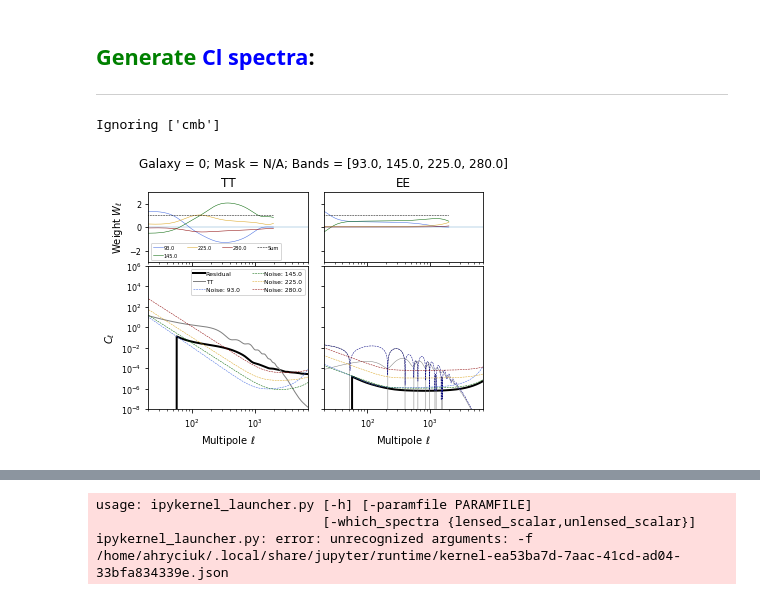
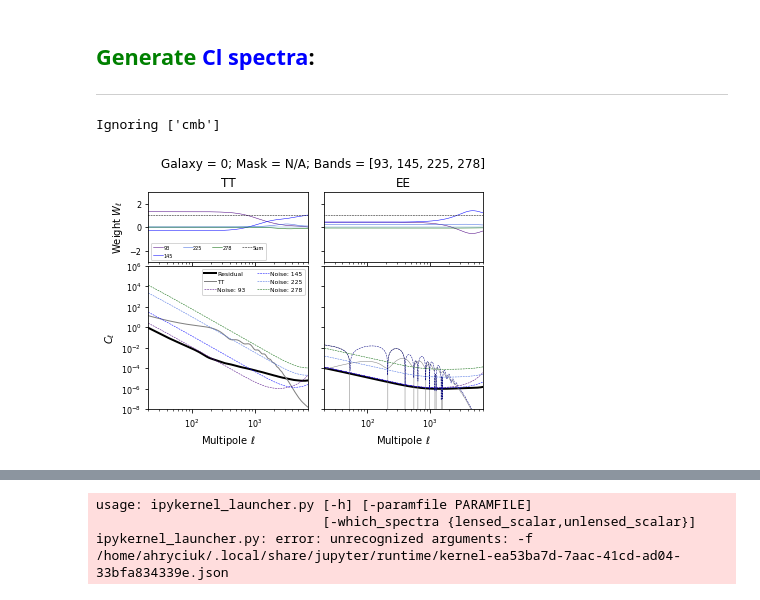
Before and after one commit to ahryciuk/CMBS4_Noise_Modeling, a Jupyter notebook: S4 Noise Modeling Interface.ipynb, the cells around one changed output, grey strips where cells are left out. Saved outputs shown, nothing was run; the diff lists cells and outputs as text; code cells hidden in the pictures.

```diff
--- a/S4 Noise Modeling Interface.ipynb
+++ b/S4 Noise Modeling Interface.ipynb
@@ -396,6 +446,7 @@ from ConvertILC import convert_params_excel, append_params, calc_cls
 param_dict = misc.fn_get_param_dict(paramfile)
 os.chdir(cwd)
 
+
 def convert_comp_sep(a):
     convert_params_excel(exp_dir,cwd)
     return
@@ -410,16 +461,25 @@ def calc_cl_spec(a):
     beam_sizes = plot_params_values[1]
     ell_max = plot_params_values[9]
     nl_dic = {'T':N_ell_T_LA,'P':N_ell_P_LA}
-    bl_dic = package_beam_dic(white_noise_levels_T=sensitivities,
-                              white_noise_levels_P=sensitivities,
-                              band_centers = band_centers,
-                             beam_sizes=beam_sizes,ellmax=ell_max)
+    nl_dic['T'][(145,93)] = nl_dic['T'][(93,145)]
+    nl_dic['T'][(278,225)] = nl_dic['T'][(225,278)]
+    nl_dic['P'][(145,93)] = nl_dic['P'][(93,145)]
+    nl_dic['P'][(278,225)] = nl_dic['P'][(225,278)]
+    #bl_dic = package_beam_dic(white_noise_levels_T=sensitivities,
+    #                          white_noise_levels_P=sensitivities,
+    #                          band_centers = band_centers,
+    #                         beam_sizes=beam_sizes,ellmax=ell_max)
+    bl_dic = {}
+    for freq in band_centers:
+        i = band_centers.index(freq)
+        bl_dic[freq] = misc.get_bl(beam_sizes[i],ell)
 
-    cl_dic, weights_dic, cl_residual = calc_cls(nl_dic, bl_dic, ell, band_centers, cwd)
+    global cl_residual
+    el, cl_dic, weights_dic, cl_residual = calc_cls(nl_dic, bl_dic, ell, band_centers, cwd)
 
 
 
-    plot_cls.plot_cls(param_dict,band_centers, ell, cwd,cl_residual,weights_dic,nl_dic)
+    plot_cls.plot_cls(param_dict, band_centers, el, cwd, cl_residual,weights_dic, nl_dic)
     #except NameError:
     #    print('Did you calculate the N_ell?')
 
@@ -433,35 +493,35 @@ calc_cl_layout = Layout(display = 'flex',
                     justify_content='space-between',
                     align_items = 'stretch',
                    border = 'solid',
                    width = '600px',
                     height = '100px')
 add_box_layout = Layout(display = 'flex',
                    flex_flow = 'column',
                     justify_content='space-between',
                     align_items = 'stretch',
                    border = 'solid',
                    width = '300px',
                     height = '75px')
 convert_parameters = ipw.Button(description='Convert Comp Sep Params to Excel',layout=add_box_layout)
 append_parameters = ipw.Button(description='Overwrite Comp Sep Text File',layout=add_box_layout)
-append_parameters.style.button_color='yellow'
+append_parameters.style.button_color='lightblue'
 convert_parameters.style.button_color='violet'
 
 calc_cl = ipw.Button(description='Calculate Cl Component Spectra',layout=calc_cl_layout,button_style='primary')
 calc_cl.style.button_color='green'
 
 #Define clicking
 convert_parameters.on_click(convert_comp_sep)
 append_parameters.on_click(app_comp_sep)
 calc_cl.on_click(calc_cl_spec)
 
 
 param_buttons = HBox([convert_parameters,append_parameters])
 
-total = VBox([param_buttons,calc_cl])
-total.layout.margin = '0px 0px 0px 175px'
-total
+total_cls = VBox([param_buttons,calc_cl])
+total_cls.layout.margin = '0px 0px 0px 175px'
+total_cls
 #######################################################
 # %% [output]
 Ignoring ['cmb']
-[figure, old version]
+[figure, new version]
```
Also changed, not shown: parts of 30 cells of this notebook, 8 other files.
